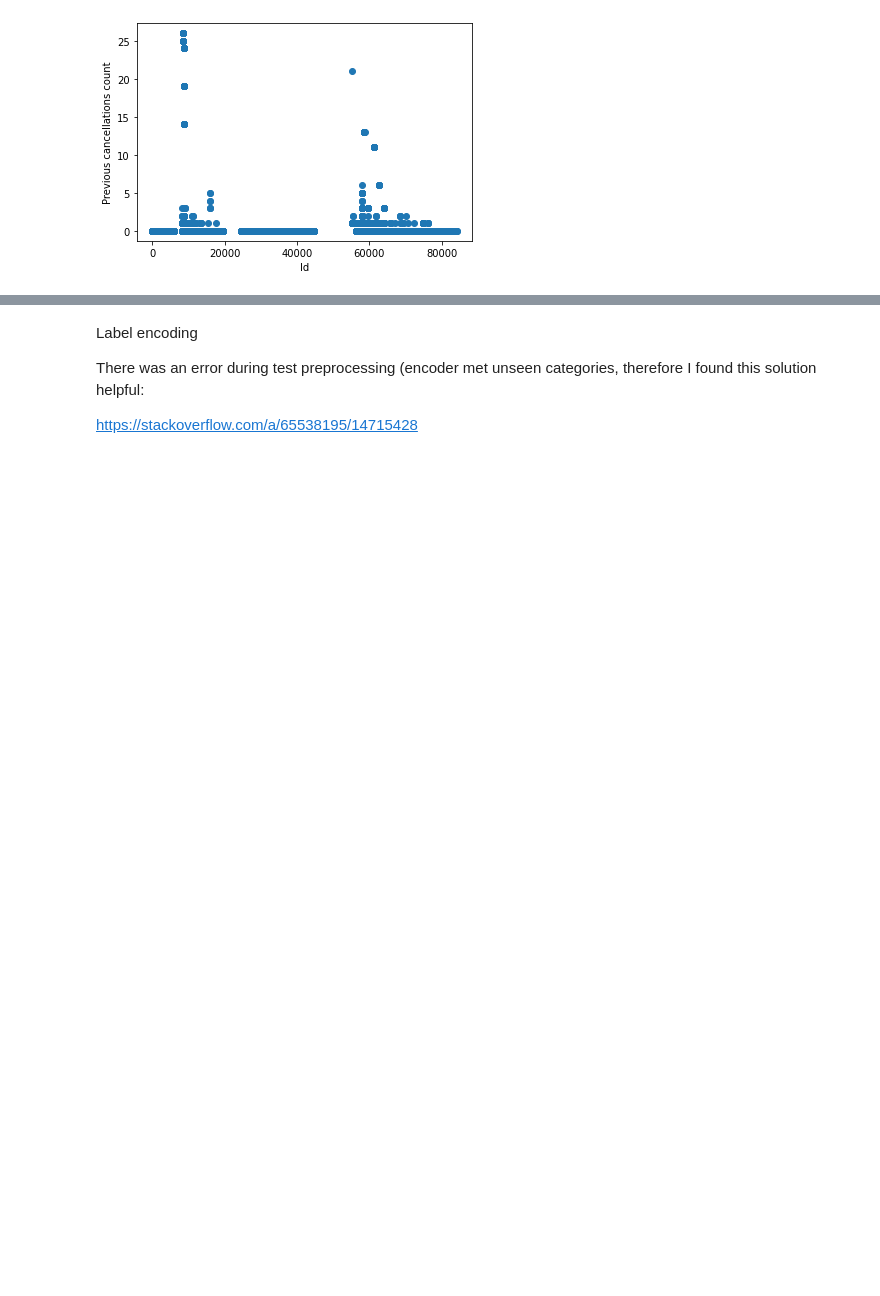
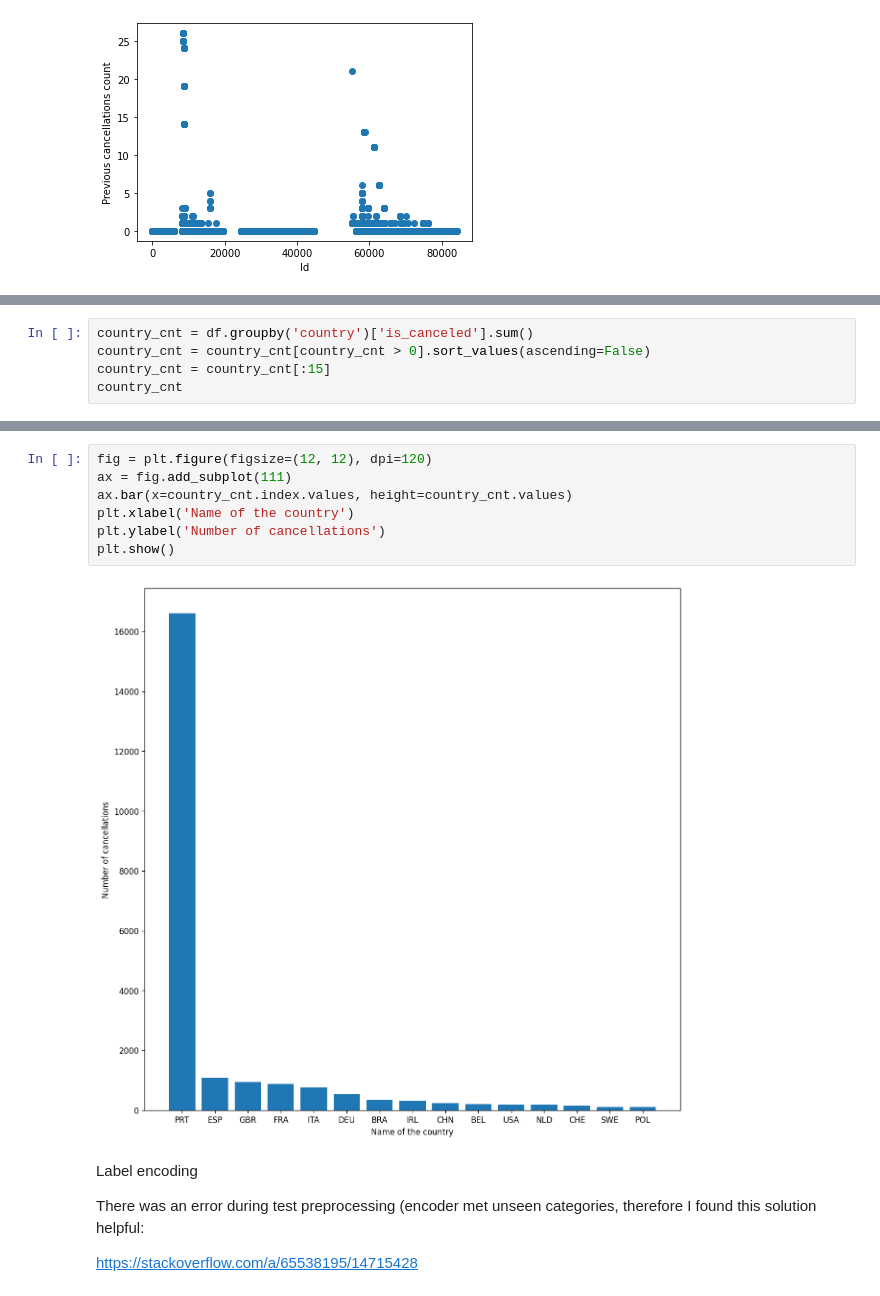
Before and after one commit to TayJen/Hotel-Room-Reservation, a Jupyter notebook: H.ipynb, the cells around one changed output, grey strips where cells are left out. Drawn from its saved outputs; the diff is of its cells as text; blank space fills up the shorter version.

```diff
--- a/H.ipynb
+++ b/H.ipynb
@@ -94,0 +108,5 @@ plt.show()
+# %%
+country_cnt = df.groupby('country')['is_canceled'].sum()
+country_cnt = country_cnt[country_cnt > 0].sort_values(ascending=False)
+country_cnt = country_cnt[:15]
+country_cnt
@@ -95,3 +131,12 @@ plt.show()
+# %%
+fig = plt.figure(figsize=(12, 12), dpi=120)
+ax = fig.add_subplot(111)
+ax.bar(x=country_cnt.index.values, height=country_cnt.values)
+plt.xlabel('Name of the country')
+plt.ylabel('Number of cancellations')
+plt.show()
+# %% [output]
+[figure, added]
 # %% [markdown]
 Label encoding
 
```
Also changed, not shown: parts of 14 cells of this notebook.
